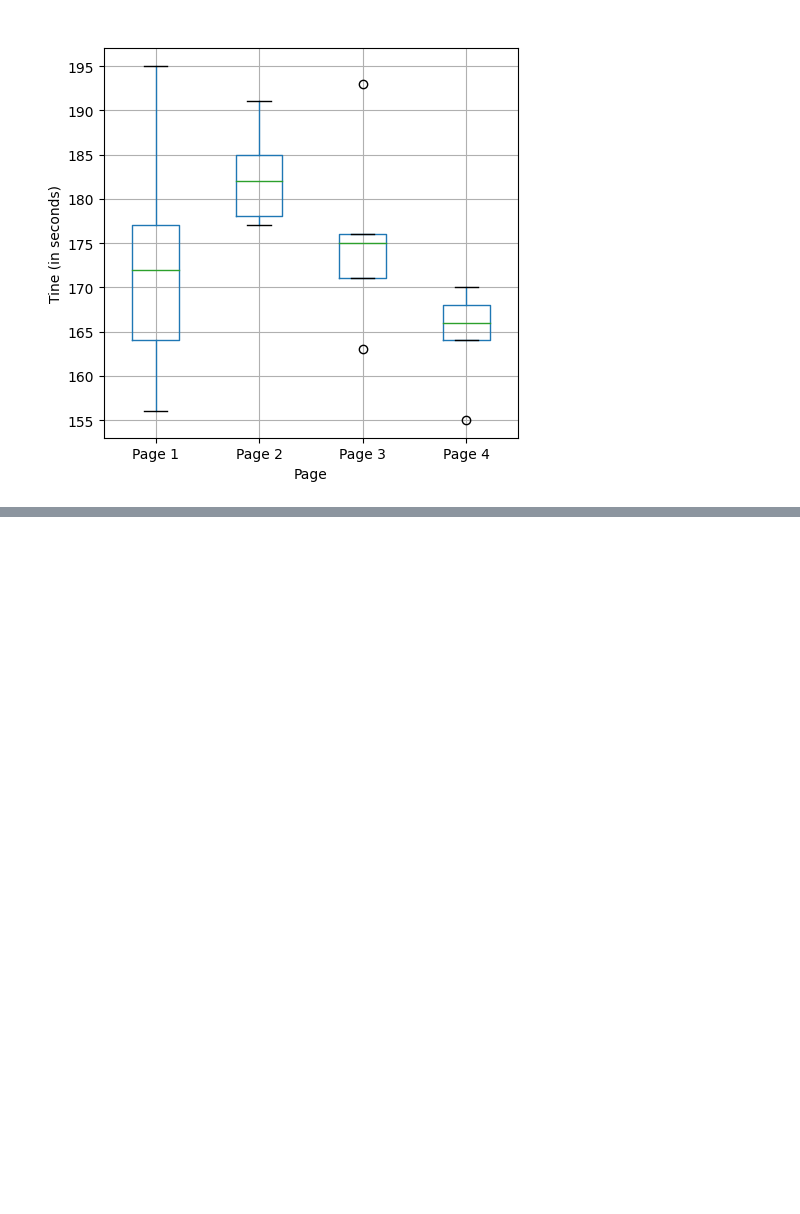
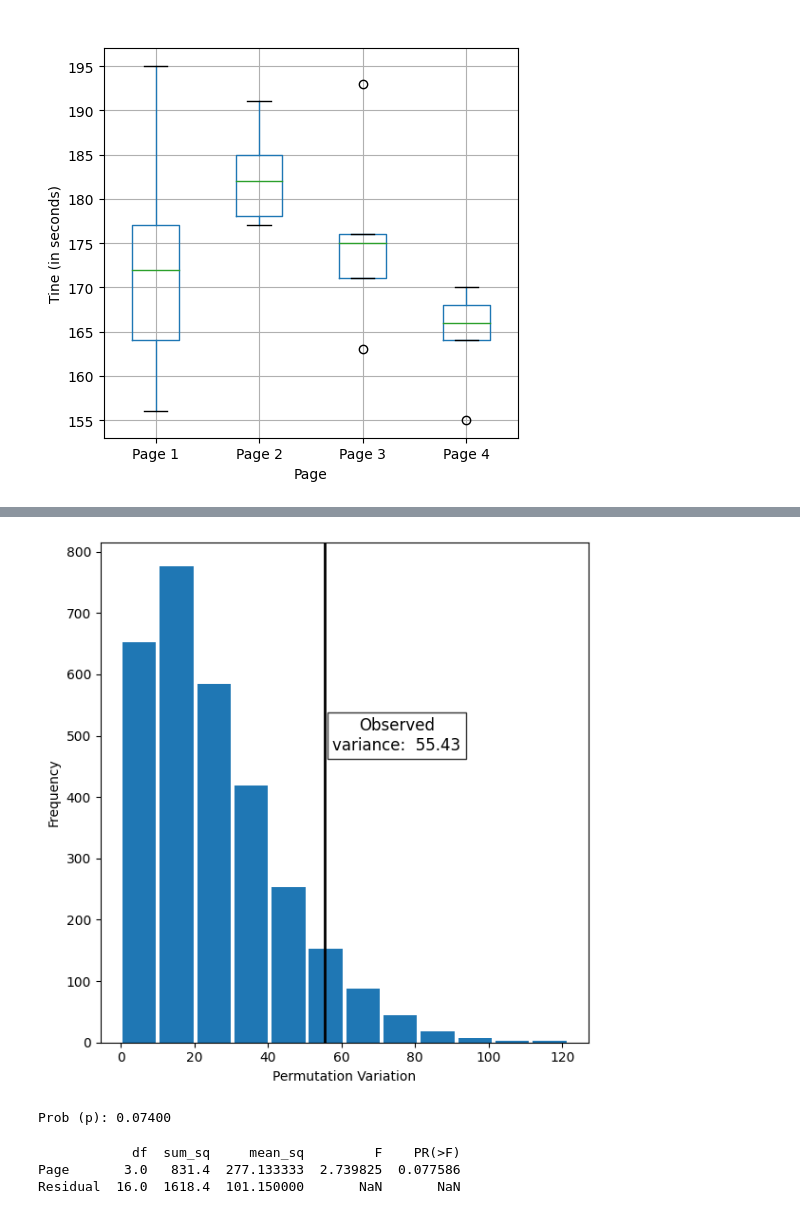
Before and after one commit to HiporeZ/work, a Jupyter notebook: mywork/chapter3.ipynb, the cells around one changed output, grey strips where cells are left out. Saved outputs shown, nothing was run; the diff lists cells and outputs as text; code cells hidden in the pictures; blank space fills up the shorter version.

```diff
--- a/mywork/chapter3.ipynb
+++ b/mywork/chapter3.ipynb
@@ -165,0 +166,32 @@ Variance:  55.426666666666655
+# %%
+random.seed(1)
+perm_varrations = [perm_test(four_sessions) for _ in range(3000)]
+# %%
+random.seed(1)
+fig, ax = plt.subplots(figsize=(6,6))
+
+ax.hist(perm_varrations, bins=12, rwidth=0.9)
+ax.axvline(x=observed_variance, color='black', linewidth=2)
+ax.text(75,500,f'Observed\nvariance: {observed_variance: .2f}' , fontsize=12,
+        verticalalignment='center', horizontalalignment='center',
+        bbox=dict(facecolor='white', edgecolor='black', alpha=0.8))
+ax.set_xlabel('Permutation Variation')
+ax.set_ylabel('Frequency')
+
+
+plt.tight_layout()
+plt.show()
+
+print(f'Prob (p): {np.mean([var > observed_variance for var in perm_varrations]):.5f}')
+# %% [output]
+[figure, added]
+Prob (p): 0.07400
+# %%
+model = smf.ols('Time ~ Page', data=four_sessions).fit()
+
+aov_table = sm.stats.anova_lm(model)
+print(aov_table)
+# %% [output]
+            df  sum_sq     mean_sq         F    PR(>F)
+Page       3.0   831.4  277.133333  2.739825  0.077586
+Residual  16.0  1618.4  101.150000       NaN       NaN
```
Also changed, not shown: parts of 10 cells of this notebook, 36 other files.
